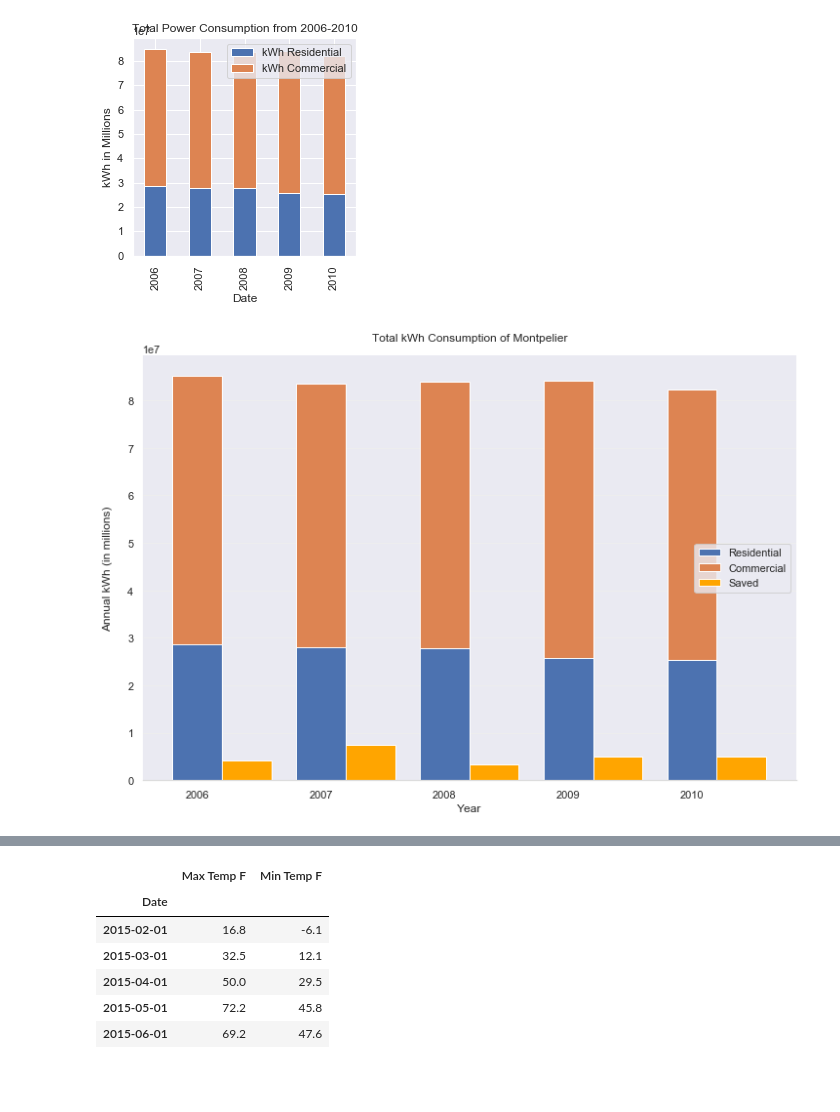
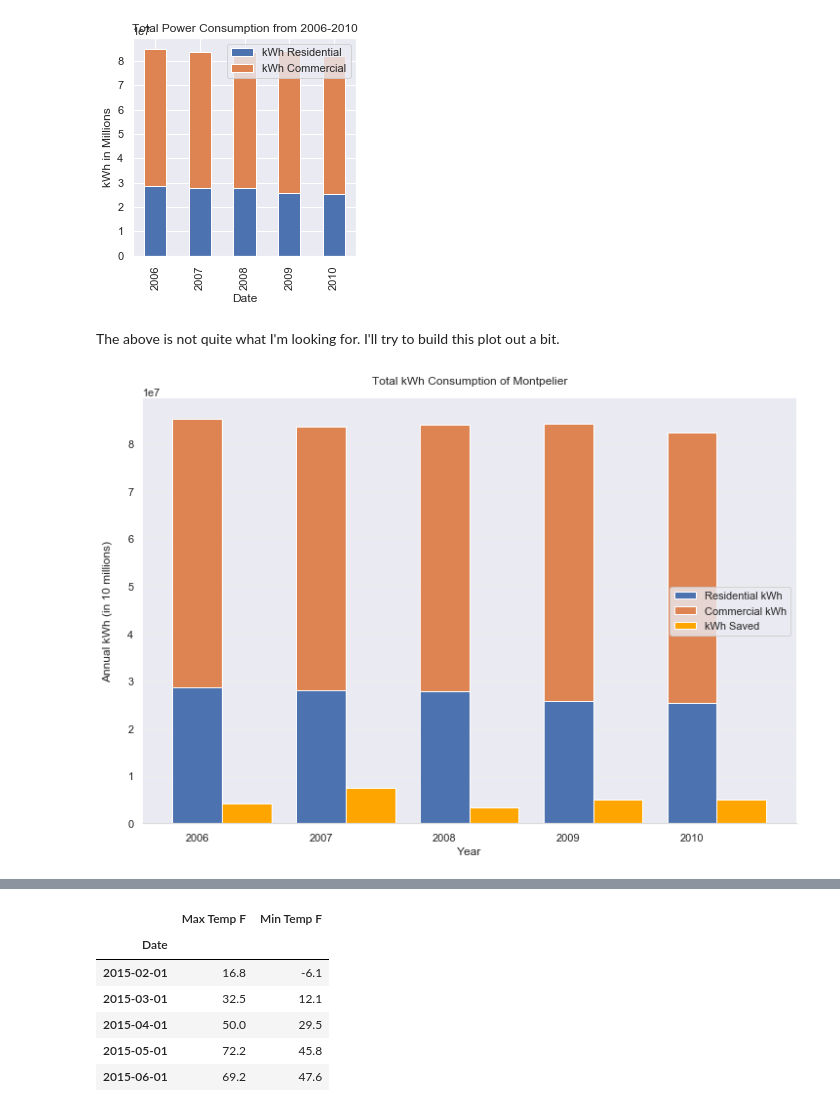
Before and after one commit to MarkEhler/VT_Energy_Analysis, a Jupyter notebook: burlington_energy.ipynb, the cells around one changed output, grey strips where cells are left out. Drawn from its saved outputs; the diff is of its cells as text; code cells hidden in the pictures; blank space fills up the shorter version.

```diff
--- a/burlington_energy.ipynb
+++ b/burlington_energy.ipynb
@@ -159,7 +159,7 @@ Not only is there too much information going on here but there also doesnt seem
 # group bars to show percent saved alongside
 sns.set()
 consumption = pd.DataFrame()
-consumption['Adjusted_Houses'] = energy['Number of Households']/1000
+# consumption['Adjusted_Houses'] = energy['Number of Households']/1000 # was hoping to incorperate this data in the future
 consumption['kWh Commercial'] = energy['kWh Usage: Commercial']
 consumption['kWh Residential'] = energy['kWh Usage: Residential']
 consumption['Date'] = energy['Date_']
@@ -184,42 +184,42 @@ ax.set_ylabel('kWh in Millions')
 # %% [output]
 Text(0, 0.5, 'kWh in Millions')
 [figure]
+# %% [markdown]
+The above is not quite what I'm looking for.  I'll try to build this plot out a bit.
 # %%
-# add population
-
 fig, ax = plt.subplots(figsize=(12, 8))
 x = np.arange(len(consumption.Date.unique()))
 
 # Define bar width. We'll use this to offset the second bar.
 bar_width = 0.4
 # ind = np.arange(N)    # the x locations for the groups
 
 b1 = ax.bar(x, consumption['kWh Residential'], bar_width)
 b2 = ax.bar(x, consumption['kWh Commercial'], bar_width,
              bottom=consumption['kWh Residential'])
 # b4 = ax.plot(energy['Number of Households'])
 
-ax.set_ylabel('Annual kWh (in millions)', labelpad=15)
+ax.set_ylabel('Annual kWh (in 10 millions)', labelpad=15)
 ax.set_title('Total kWh Consumption of Montpelier', pad=15)
 ax.set_xticks(x)
 ax.set_xticklabels(consumption.Date.unique())
 ax.set_xlabel('Year')
 
 # Axis styling.
 ax.spines['top'].set_visible(False)
 ax.spines['right'].set_visible(False)
 ax.spines['left'].set_visible(False)
 ax.spines['bottom'].set_color('#DDDDDD')
 ax.tick_params(bottom=False, left=False)
 ax.set_axisbelow(True)
 ax.yaxis.grid(True, color='#EEEEEE')
 ax.xaxis.grid(False)
 
 
 b3 = ax.bar(x + bar_width, consumption['KWh Savings'],
             width=bar_width, color = 'orange')
-ax.legend((b1[0], b2[0], b3[0]), ('Residential', 'Commercial', 'Saved'), loc='right')
+ax.legend((b1[0], b2[0], b3[0]), ('Residential kWh', 'Commercial kWh', 'kWh Saved'), loc='right')
 plt.savefig('Montpelier_energy_consumption.png')
 plt.show()
 # %% [output]
-[figure, old version]
+[figure, new version]
```
Also changed, not shown: parts of 9 cells of this notebook, 2 other files.
